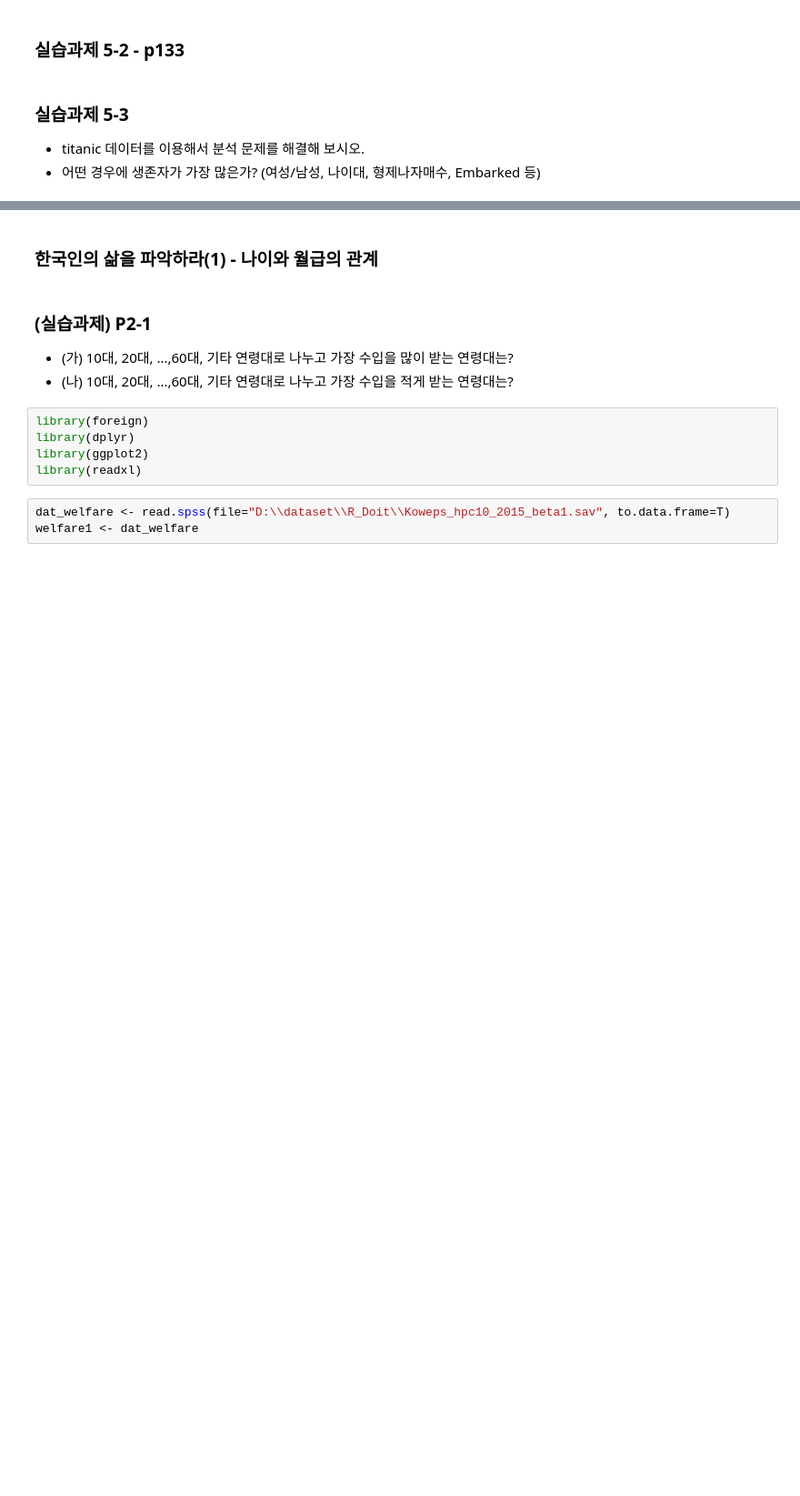
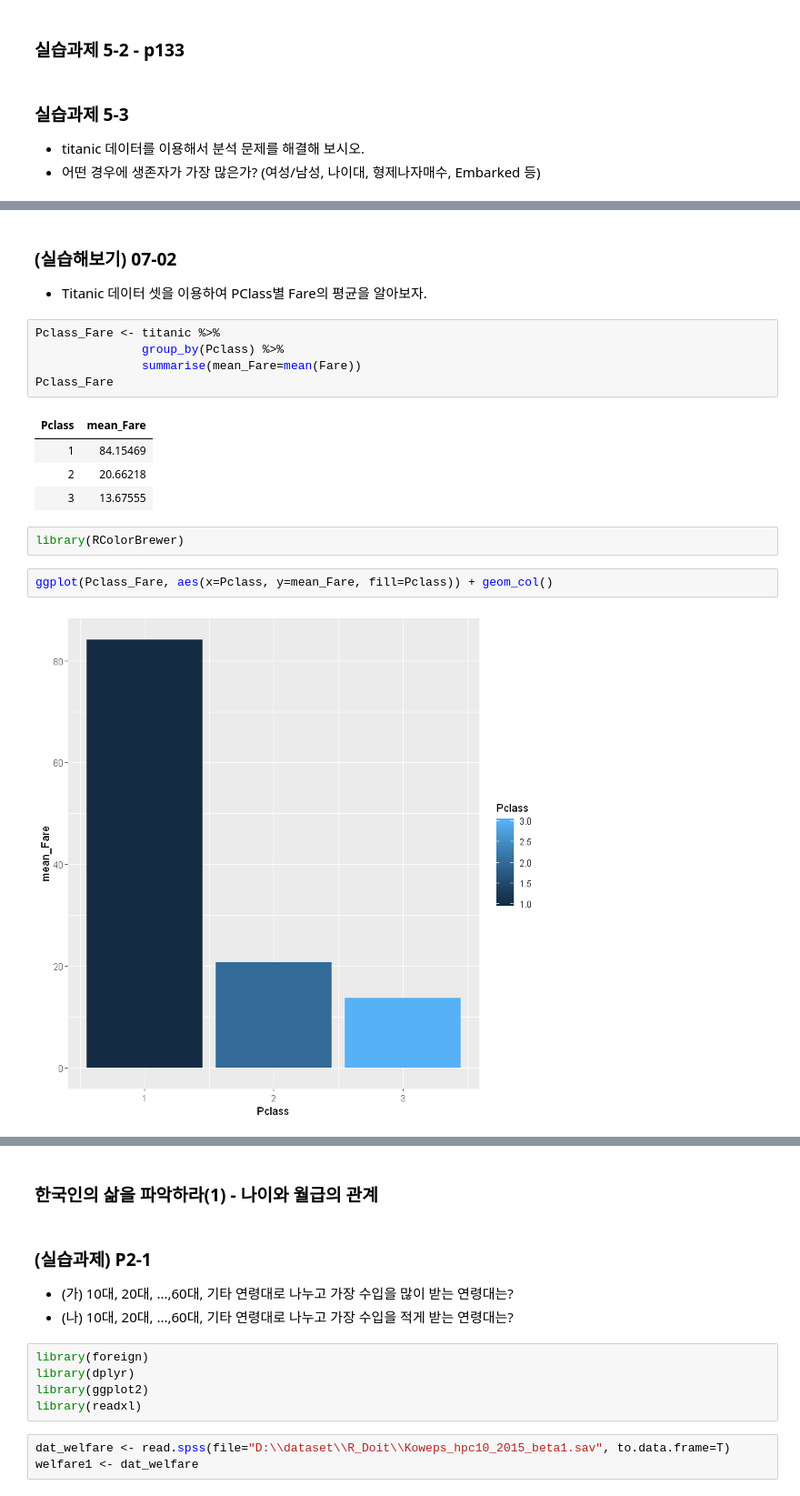
Before and after one commit to LDJWJ/RBasic, a Jupyter notebook: RProject_practice_withdoit.ipynb, the cells around one changed output, grey strips where cells are left out. Shown at 91% size. Cells and saved outputs as stored; diff of their text form; blank space fills up the shorter version.

```diff
--- a/RProject_practice_withdoit.ipynb
+++ b/RProject_practice_withdoit.ipynb
@@ -89,0 +104,19 @@ head(dat,10)
+# %% [markdown]
+### (실습해보기) 07-02
+* Titanic 데이터 셋을 이용하여 PClass별 Fare의 평균을 알아보자.
+# %%
+Pclass_Fare <- titanic %>%
+               group_by(Pclass) %>%
+               summarise(mean_Fare=mean(Fare))
+Pclass_Fare
+# %% [output]
+| Pclass | mean_Fare |
+| 1 | 84.15469 |
+| 2 | 20.66218 |
+| 3 | 13.67555 |
+# %%
+library(RColorBrewer)
+# %%
+ggplot(Pclass_Fare, aes(x=Pclass, y=mean_Fare, fill=Pclass)) + geom_col()
+# %% [output]
+[figure, added]
```
Also changed, not shown: parts of 6 cells of this notebook, 2 other files.
